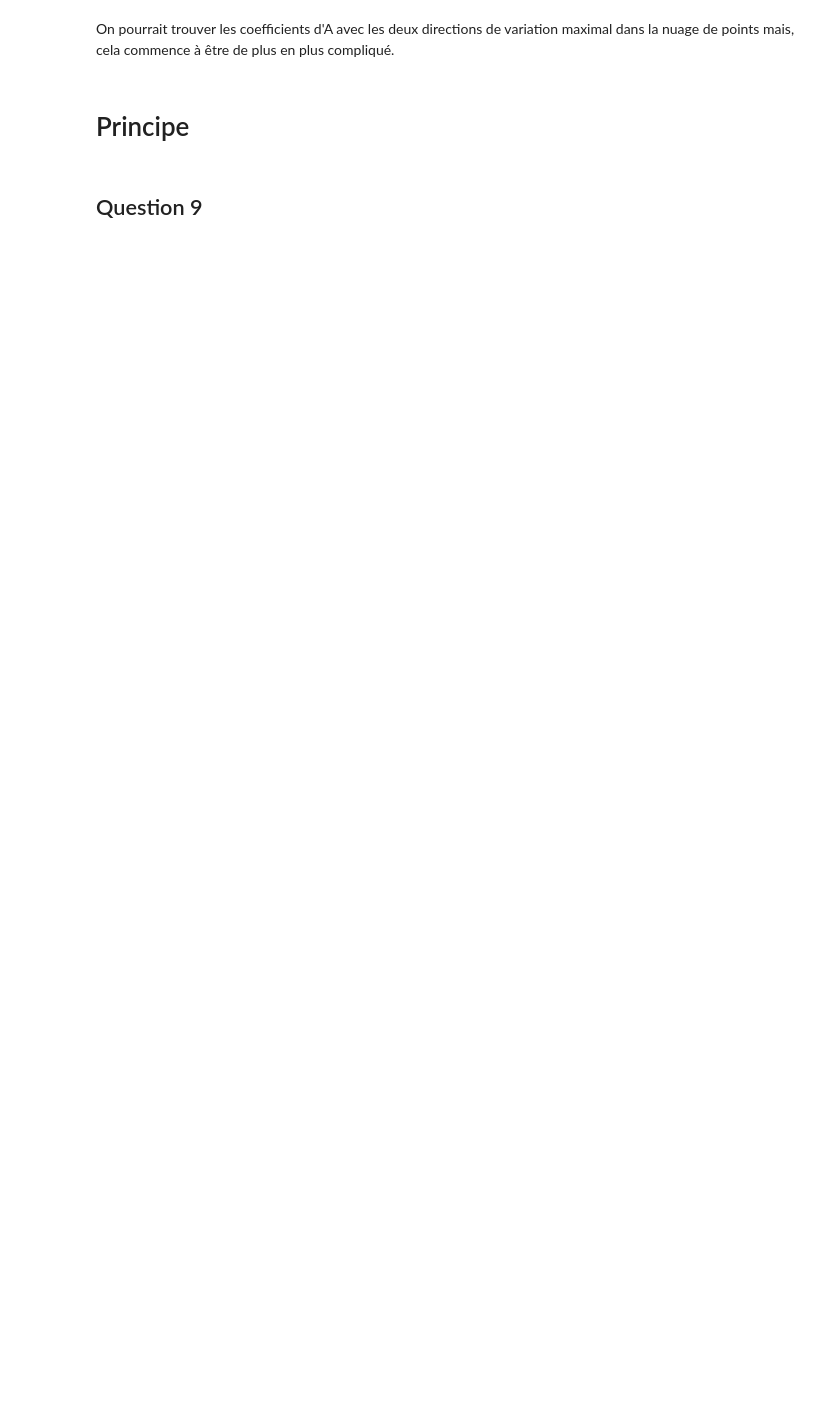
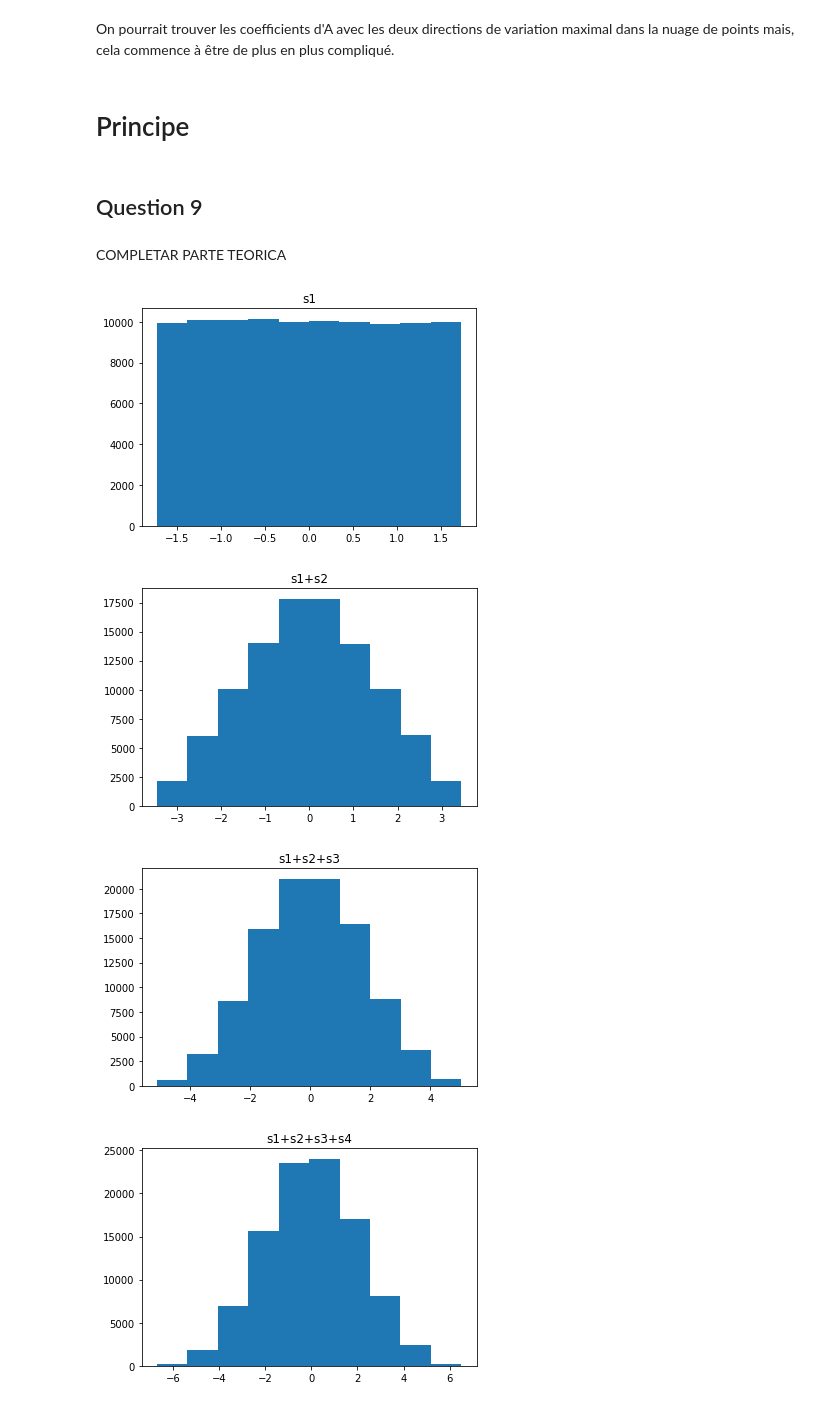
Before and after one commit to gonzaq94/Blind-source-separation, a Jupyter notebook: TP Séparation aveugle de sources - Quintana et Agudelo.ipynb, the cells around one changed output. Cells and saved outputs as stored; diff of their text form; code cells hidden in the pictures; blank space fills up the shorter version.

```diff
--- a/TP Séparation aveugle de sources - Quintana et Agudelo.ipynb
+++ b/TP Séparation aveugle de sources - Quintana et Agudelo.ipynb
@@ -120,0 +119,50 @@ np.histogram()
+# %% [markdown]
+COMPLETAR PARTE TEORICA
+# %%
+s1 = list()
+s2 = list()
+s3 = list()
+s4 = list()
+sgauss = list()
+
+N_samples = 100000
+for x in range(N_samples):
+    s1.append((random.random()-0.5)*2*math.sqrt(3))
+    s2.append((random.random()-0.5)*2*math.sqrt(3))
+    s3.append((random.random()-0.5)*2*math.sqrt(3))
+    s4.append((random.random()-0.5)*2*math.sqrt(3))
+    sgauss.append(random.gauss(0,1))
+
+sum1 = np.add(s1, s2)
+sum2 = np.add(sum1, s3)
+sum3 = np.add(sum2, s4)
+
+plt.figure()
+plt.title("s1")
+plt.hist(s1)
+plt.show()
+
+plt.figure()
+plt.title("s1+s2")
+plt.hist(sum1)
+plt.show()
+
+plt.figure()
+plt.title("s1+s2+s3")
+plt.hist(sum2)
+plt.show()
+
+plt.figure()
+plt.title("s1+s2+s3+s4")
+plt.hist(sum3)
+plt.show()
+
+plt.figure()
+plt.title("Distribution gaussienne")
+plt.hist(sgauss)
+plt.show()
+# %% [output]
+[figure, added]
+[figure, added]
+[figure, added]
+[figure, added]
```
Also changed, not shown: parts of 10 cells of this notebook.
